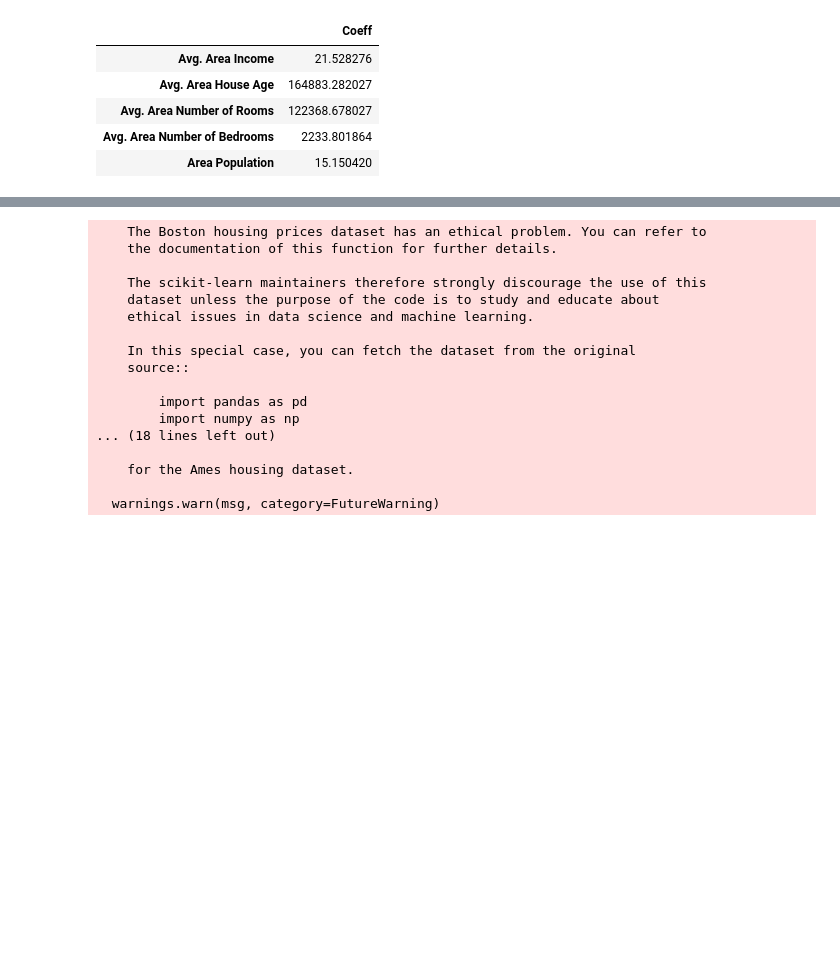
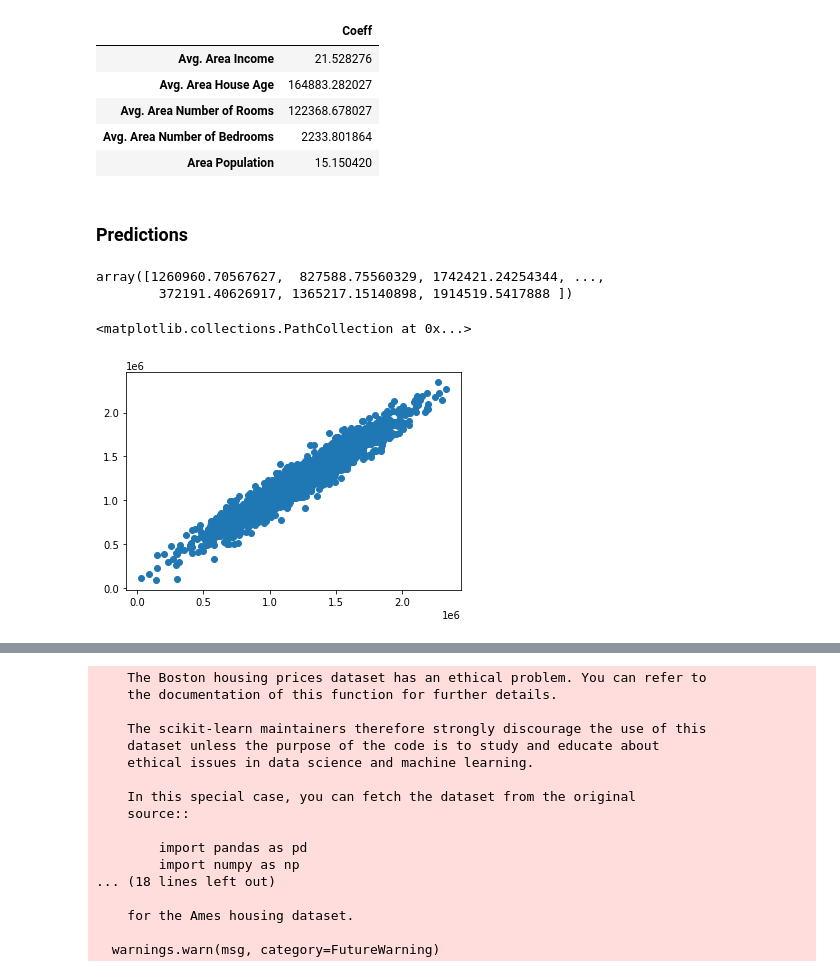
Before and after one commit to dstoecklein/data_science_training, a Jupyter notebook: 9_machine_learning/2_linear_regression/python_implementation.ipynb, the cells around one changed output, grey strips where cells are left out. Saved outputs shown, nothing was run; the diff lists cells and outputs as text; code cells hidden in the pictures; blank space fills up the shorter version.

```diff
--- a/9_machine_learning/2_linear_regression/python_implementation.ipynb
+++ b/9_machine_learning/2_linear_regression/python_implementation.ipynb
@@ -139,3 +139,18 @@ cdf.head()
 | Avg. Area Number of Rooms | 122368.678027 |
 | Avg. Area Number of Bedrooms | 2233.801864 |
 | Area Population | 15.150420 |
+# %% [markdown]
+### Predictions
+# %%
+predictions = lm.predict(X_test)
+predictions
+# predicted prices of the house
+# %% [output]
+array([1260960.70567627,  827588.75560329, 1742421.24254344, ...,
+        372191.40626917, 1365217.15140898, 1914519.5417888 ])
+# %%
+plt.scatter(y_test, predictions)
+# true labels with predictions, they line up, so good predictions
+# %% [output]
+<matplotlib.collections.PathCollection at 0x...>
+[figure, added]
```
Also changed, not shown: parts of 17 cells of this notebook.
